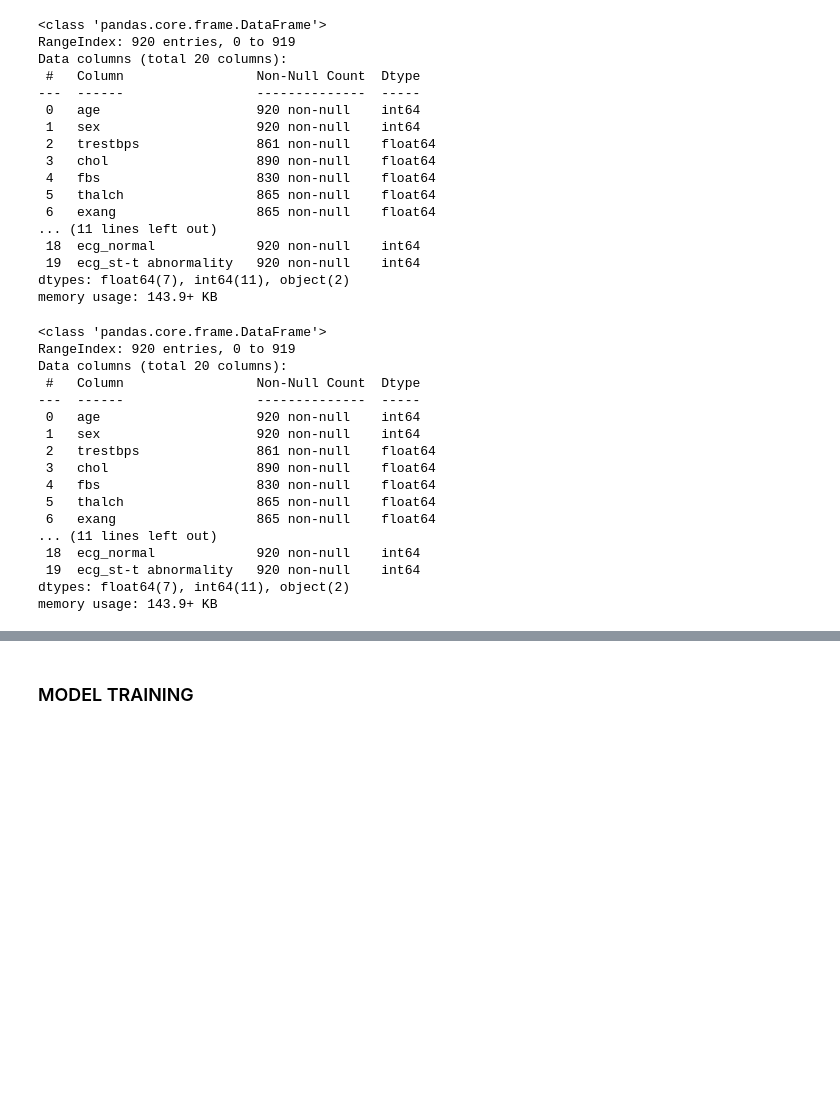
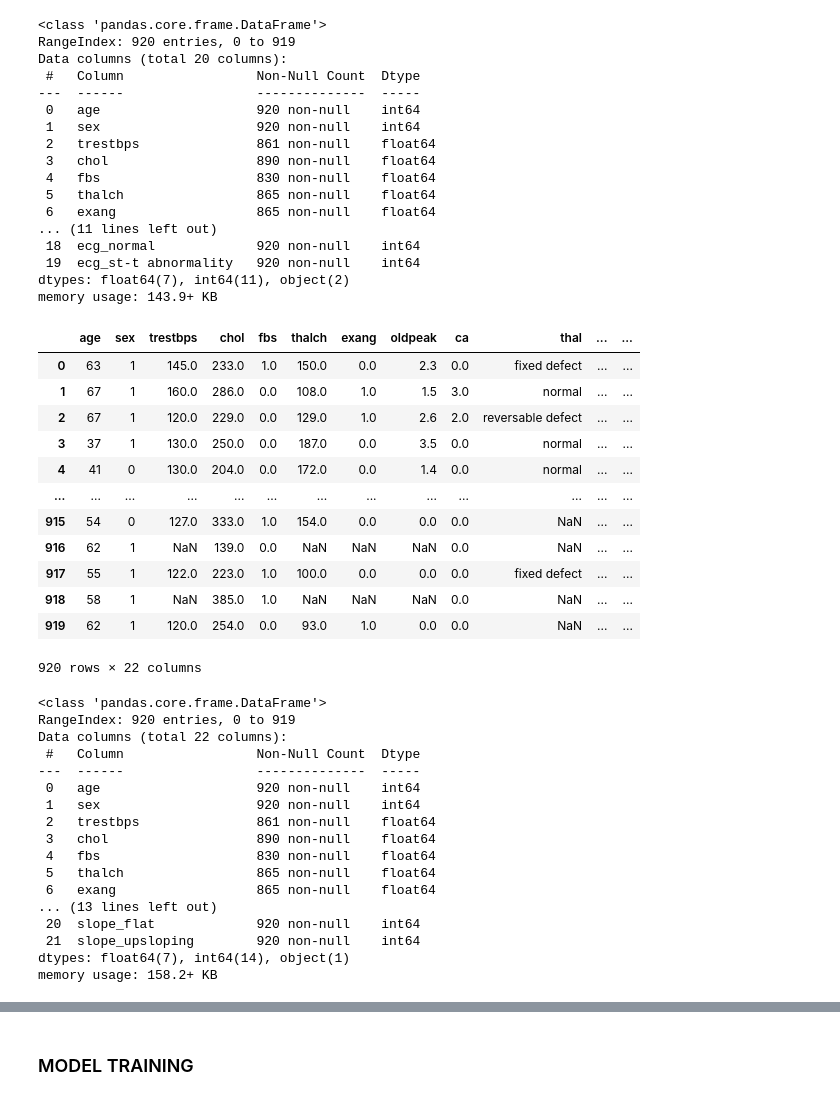
Before and after one commit to RezaP117/mlproject, a Jupyter notebook: notebook/data/eda_and_model_training.ipynb, the cells around one changed output, grey strips where cells are left out. Saved outputs shown, nothing was run; the diff lists cells and outputs as text; code cells hidden in the pictures; blank space fills up the shorter version.

```diff
--- a/notebook/data/eda_and_model_training.ipynb
+++ b/notebook/data/eda_and_model_training.ipynb
@@ -534,6 +509,29 @@ Data columns (total 20 columns):
  19  ecg_st-t abnormality   920 non-null    int64
 dtypes: float64(7), int64(11), object(2)
 memory usage: 143.9+ KB
+# %%
+# One Hot Encoding slope feature
+
+dummy_df = pd.get_dummies(heart_disease_df["slope"], prefix = "slope", drop_first = True)
+heart_disease_df.drop(columns = ["slope"], inplace = True)
+heart_disease_df = pd.concat([heart_disease_df, dummy_df], axis = 1)
+mapping = {True : 1, False : 0}
+heart_disease_df[["slope_downsloping","slope_flat", "slope_upsloping"]] = heart_disease_df[["slope_downsloping", "slope_flat", "slope_upsloping"]].applymap(lambda x: mapping.get(x, x))
+heart_disease_df
+# %% [output]
+|  | age | sex | trestbps | chol | fbs | thalch | exang | oldpeak | ca | thal | ... | ... |
+| 0 | 63 | 1 | 145.0 | 233.0 | 1.0 | 150.0 | 0.0 | 2.3 | 0.0 | fixed defect | ... | ... |
+| 1 | 67 | 1 | 160.0 | 286.0 | 0.0 | 108.0 | 1.0 | 1.5 | 3.0 | normal | ... | ... |
+| 2 | 67 | 1 | 120.0 | 229.0 | 0.0 | 129.0 | 1.0 | 2.6 | 2.0 | reversable defect | ... | ... |
+| 3 | 37 | 1 | 130.0 | 250.0 | 0.0 | 187.0 | 0.0 | 3.5 | 0.0 | normal | ... | ... |
+| 4 | 41 | 0 | 130.0 | 204.0 | 0.0 | 172.0 | 0.0 | 1.4 | 0.0 | normal | ... | ... |
+| ... | ... | ... | ... | ... | ... | ... | ... | ... | ... | ... | ... | ... |
+| 915 | 54 | 0 | 127.0 | 333.0 | 1.0 | 154.0 | 0.0 | 0.0 | 0.0 | NaN | ... | ... |
+| 916 | 62 | 1 | NaN | 139.0 | 0.0 | NaN | NaN | NaN | 0.0 | NaN | ... | ... |
+| 917 | 55 | 1 | 122.0 | 223.0 | 1.0 | 100.0 | 0.0 | 0.0 | 0.0 | fixed defect | ... | ... |
+| 918 | 58 | 1 | NaN | 385.0 | 1.0 | NaN | NaN | NaN | 0.0 | NaN | ... | ... |
+| 919 | 62 | 1 | 120.0 | 254.0 | 0.0 | 93.0 | 1.0 | 0.0 | 0.0 | NaN | ... | ... |
+920 rows × 22 columns
 # %%
 heart_disease_df["thal"].value_counts()
 thal_mode = heart_disease_df.thal.mode()[0]
@@ -542,7 +540,7 @@ heart_disease_df.info()
 # %% [output]
 <class 'pandas.core.frame.DataFrame'>
 RangeIndex: 920 entries, 0 to 919
-Data columns (total 20 columns):
+Data columns (total 22 columns):
  #   Column                 Non-Null Count  Dtype
 ---  ------                 --------------  -----
  0   age                    920 non-null    int64
@@ -552,8 +550,8 @@ Data columns (total 20 columns):
  4   fbs                    830 non-null    float64
  5   thalch                 865 non-null    float64
  6   exang                  865 non-null    float64
-... (11 lines left out)
- 18  ecg_normal             920 non-null    int64
- 19  ecg_st-t abnormality   920 non-null    int64
-dtypes: float64(7), int64(11), object(2)
-memory usage: 143.9+ KB
+... (13 lines left out)
+ 20  slope_flat             920 non-null    int64
+ 21  slope_upsloping        920 non-null    int64
+dtypes: float64(7), int64(14), object(1)
+memory usage: 158.2+ KB
```
Also changed, not shown: parts of 12 cells of this notebook, 1 other file.
